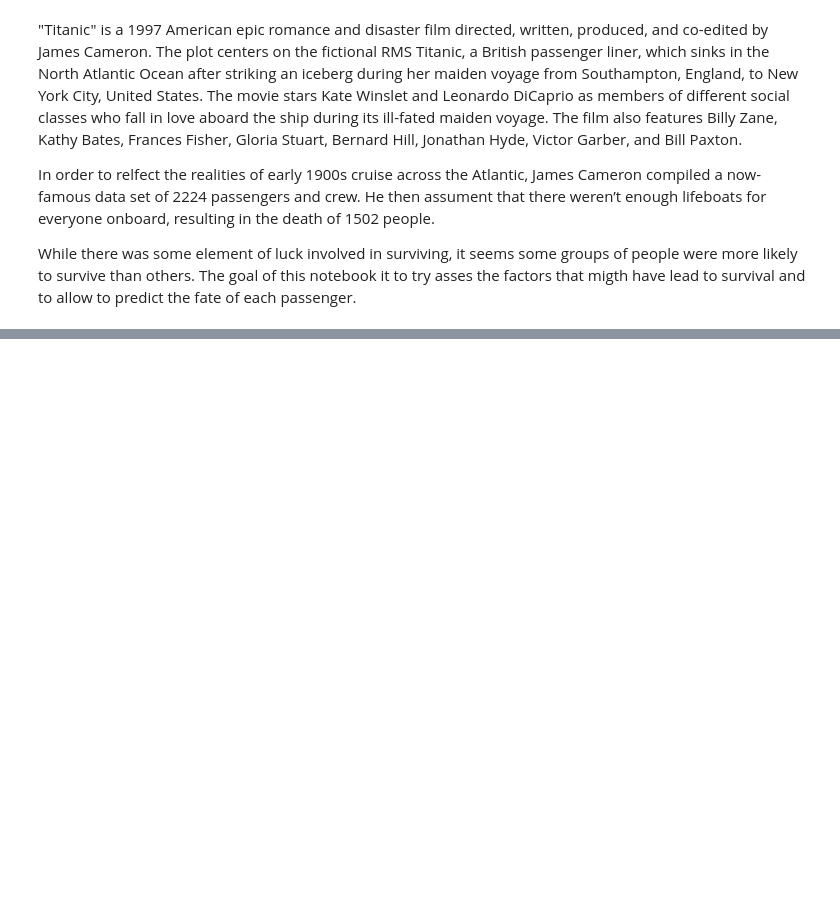
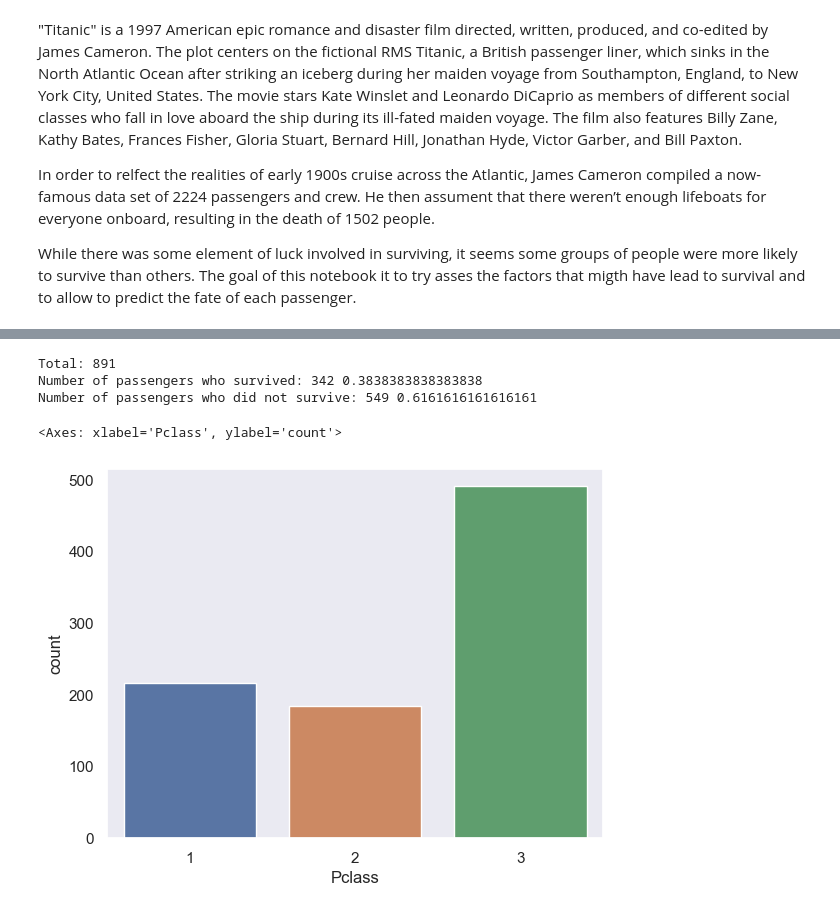
Before and after one commit to michaltkaczyk/titanic, a Jupyter notebook: main.ipynb, the cells around one changed output, grey strips where cells are left out. Drawn from its saved outputs; the diff is of its cells as text; code cells hidden in the pictures; blank space fills up the shorter version.

Commit message:
basic data viz

```diff
--- a/main.ipynb
+++ b/main.ipynb
@@ -9,6 +9,8 @@ import pandas as pd
 import numpy as np
 import matplotlib.pyplot as plt
 import seaborn as sns
+# %%
+sns.set_theme(style = "dark")
 # %%
 titanic_df = pd.read_csv("titanic.csv")
 # %%
@@ -22,0 +28,13 @@ titanic_df.head()
+# %%
+print("Total:", len(titanic_df))
+print("Number of passengers who survived:", len(survived_df), len(survived_df) / len(titanic_df))
+print("Number of passengers who did not survive:", len(no_survived_df), len(no_survived_df) / len(titanic_df))
+# %% [output]
+Total: 891
+Number of passengers who survived: 342 0.3838383838383838
+Number of passengers who did not survive: 549 0.6161616161616161
+# %%
+sns.countplot(x = "Pclass", data = titanic_df)
+# %% [output]
+<Axes: xlabel='Pclass', ylabel='count'>
+[figure, added]
```
Also changed, not shown: parts of 7 cells of this notebook.
